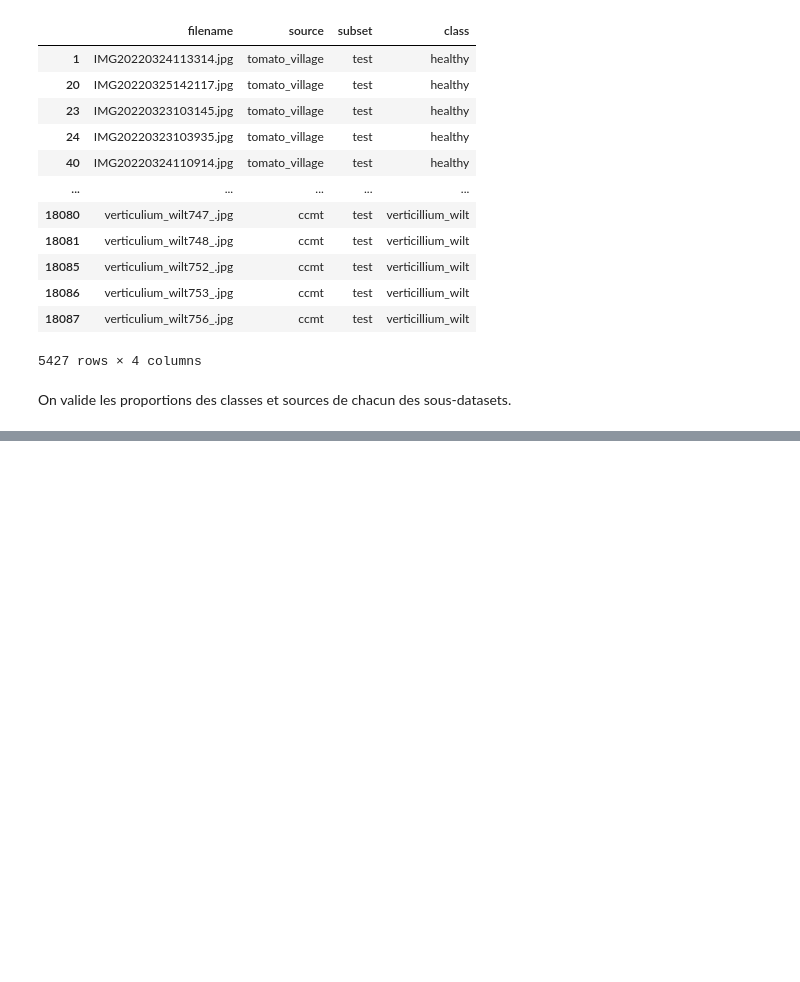
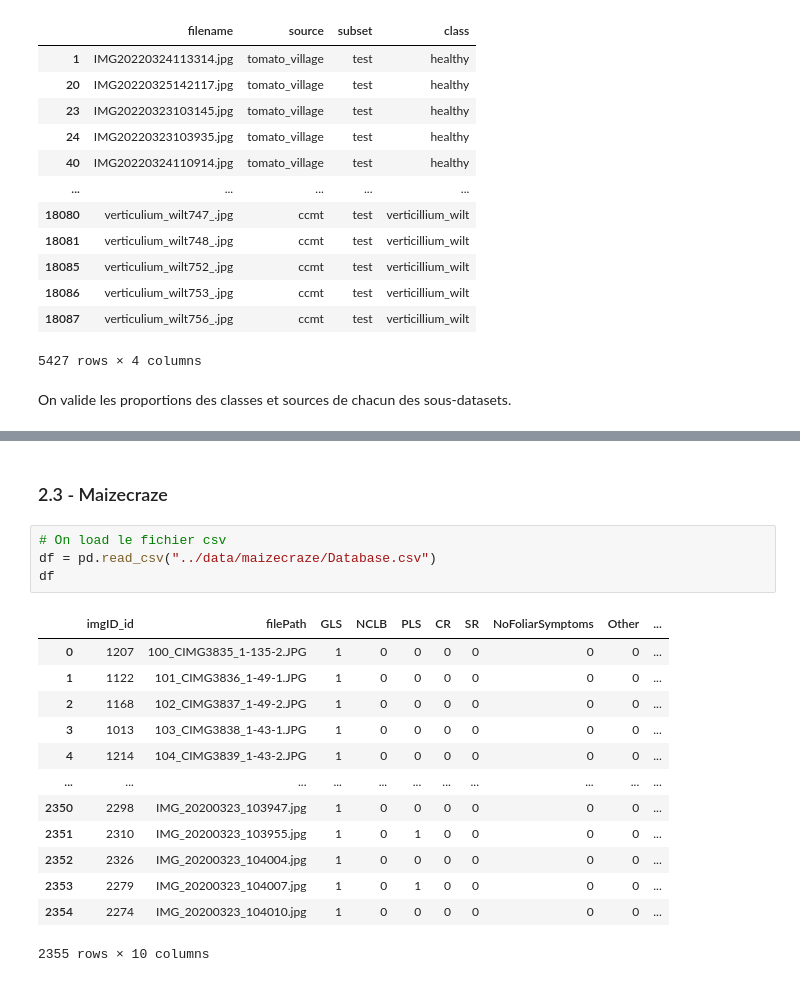
Before and after one commit to maxbhardy/happybud, a Jupyter notebook: training/dataset/create_dataset.ipynb, the cells around one changed output, grey strips where cells are left out. Drawn from its saved outputs; the diff is of its cells as text; blank space fills up the shorter version.

```diff
--- a/training/dataset/create_dataset.ipynb
+++ b/training/dataset/create_dataset.ipynb
@@ -880,0 +795,20 @@ dataset
+# %% [markdown]
+### 2.3 - Maizecraze
+# %%
+# On load le fichier csv
+df = pd.read_csv("../data/maizecraze/Database.csv")
+df
+# %% [output]
+|  | imgID_id | filePath | GLS | NCLB | PLS | CR | SR | NoFoliarSymptoms | Other | ... |
+| 0 | 1207 | 100_CIMG3835_1-135-2.JPG | 1 | 0 | 0 | 0 | 0 | 0 | 0 | ... |
+| 1 | 1122 | 101_CIMG3836_1-49-1.JPG | 1 | 0 | 0 | 0 | 0 | 0 | 0 | ... |
+| 2 | 1168 | 102_CIMG3837_1-49-2.JPG | 1 | 0 | 0 | 0 | 0 | 0 | 0 | ... |
+| 3 | 1013 | 103_CIMG3838_1-43-1.JPG | 1 | 0 | 0 | 0 | 0 | 0 | 0 | ... |
+| 4 | 1214 | 104_CIMG3839_1-43-2.JPG | 1 | 0 | 0 | 0 | 0 | 0 | 0 | ... |
+| ... | ... | ... | ... | ... | ... | ... | ... | ... | ... | ... |
+| 2350 | 2298 | IMG_20200323_103947.jpg | 1 | 0 | 0 | 0 | 0 | 0 | 0 | ... |
+| 2351 | 2310 | IMG_20200323_103955.jpg | 1 | 0 | 1 | 0 | 0 | 0 | 0 | ... |
+| 2352 | 2326 | IMG_20200323_104004.jpg | 1 | 0 | 0 | 0 | 0 | 0 | 0 | ... |
+| 2353 | 2279 | IMG_20200323_104007.jpg | 1 | 0 | 1 | 0 | 0 | 0 | 0 | ... |
+| 2354 | 2274 | IMG_20200323_104010.jpg | 1 | 0 | 0 | 0 | 0 | 0 | 0 | ... |
+2355 rows × 10 columns
```
Also changed, not shown: parts of 56 cells of this notebook, 2 other files.
